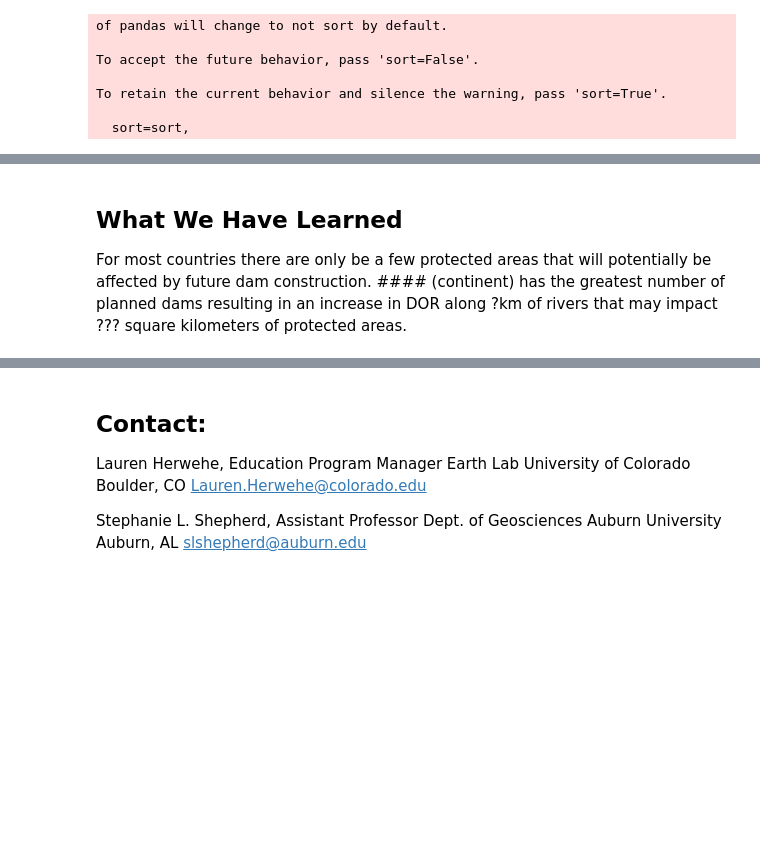
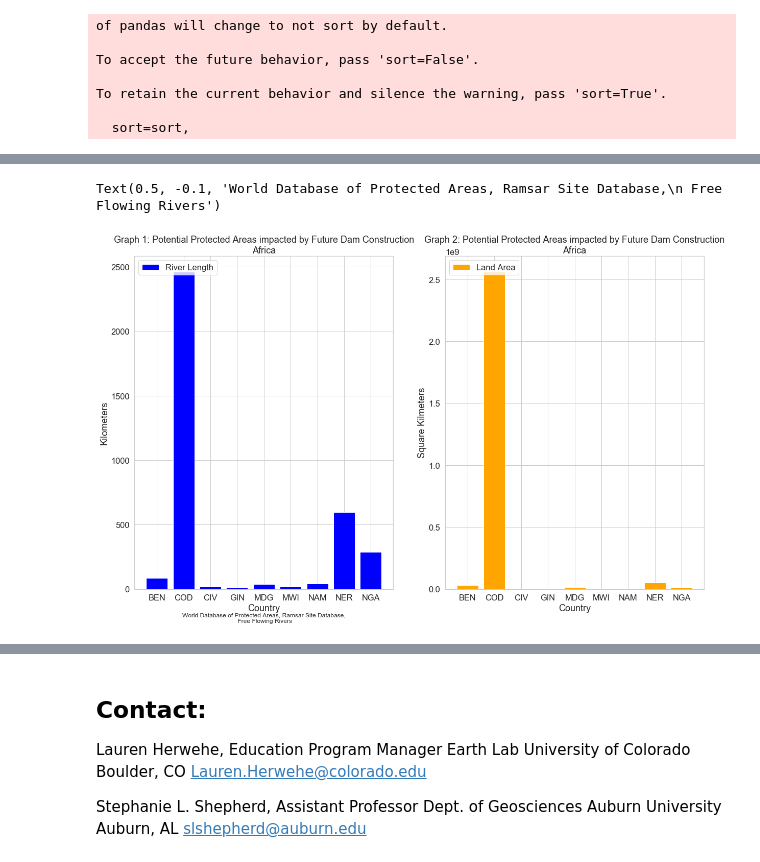
Before and after one commit to lherwehe/global-dam-impacts, a Jupyter notebook: presentations/Blog_Final.ipynb, the cells around one changed output, grey strips where cells are left out. Saved outputs shown, nothing was run; the diff lists cells and outputs as text; code cells hidden in the pictures; blank space fills up the shorter version.

```diff
--- a/presentations/Blog_Final.ipynb
+++ b/presentations/Blog_Final.ipynb
@@ -254,8 +232,8 @@ all_rivers_over20_nga = dor_over20[dor_over20['ISO_NAME'] == "Nigeria"]
 # For loop to (1) calculating difference in DOR between planned and current, (2) pulling only rivers with class > 3,
 # (3) projecting rivers, (4) buffer by 1/100 km to become polys for overlay fuction, (5) pull only needed columns
 
-gdf_list = [all_rivers_0to5_africa, all_rivers_5to10_africa, all_rivers_10to15_africa, all_rivers_15to20_africa, all_rivers_over20_africa,
-            all_rivers_pla_0to5_africa, all_rivers_pla_5to10_africa, all_rivers_pla_10to15_africa, all_rivers_pla_15to20_africa, all_rivers_pla_over20_africa]
+gdf_list = [all_rivers_0to5_africa, all_rivers_5to10_africa, all_rivers_10to15_africa, all_rivers_15to20_africa, all_rivers_over20_africa]
+
 river_list_prj = []
 
 for shp in gdf_list:
@@ -274,12 +252,6 @@ dor_10to15 = river_list_prj[2]
 dor_15to20 = river_list_prj[3]
 dor_over20 = river_list_prj[4]
 
-dor_pla_0to5 = river_list_prj[5]
-dor_pla_5to10 = river_list_prj[6]
-dor_pla_10to15 = river_list_prj[7]
-dor_pla_15to20 = river_list_prj[8]
-dor_pla_over20 = river_list_prj[9]
-
 # Concatanate all rivers gdfs for easier analysis later
 all_rivers = pd.concat([dor_0to5, dor_5to10, dor_10to15,
                         dor_15to20, dor_over20], axis=0)
@@ -358,6 +330,7 @@ africa_affected = pd.DataFrame(list(zip(countries, country_sums, area_sums)), co
     'Country', 'Affected_KM', 'Affected_Area'])
 
 africa_affected = africa_affected[africa_affected.Affected_KM != 0]
+africa_affected = africa_affected[africa_affected.Affected_Area != 0]
 # %% [output]
 of pandas will change to not sort by default.
 
@@ -547,16 +400,25 @@ ax.legend(handles=[black_line, blue_line, yellow_line, orange_line, red_line, ma
 # %%
 # Create Graph
 # use white grid plot background from seaborn
 sns.set(font_scale=1.5, style='whitegrid')
+fig, (ax1, ax2) = plt.subplots(1, 2, figsize=(20, 12))
 
-fig, ax = plt.subplots(figsize=(20, 10))
-ax.bar(africa_affected["Country"],
+ax1.bar(africa_affected["Country"],
         africa_affected["Affected_KM"], color='blue', label="River Length")
-plt.legend(loc="upper left")
-ax.set(title="Potential Protected Areas impacted by Future Dam Construction\nAfrica",
+ax1.legend(loc="upper left")
+ax1.set(title="Graph 1: Potential Protected Areas Impacted by Future Dam Construction\nAfrica",
        xlabel="Country", ylabel="Kilometers")
-ax.text(0.5, -0.1,
-        "Data Source: fill in text here",
+
+ax2.bar(africa_affected["Country"],
+        africa_affected["Affected_Area"], color='orange', label="Land Area")
+ax2.legend(loc="upper left")
+ax2.set(title="Graph 2: Potential Protected Areas Impacted by Future Dam Construction\nAfrica",
+       xlabel="Country", ylabel="Square Kilmeters")
+ax1.text(0.5, -0.1,
+        "World Database of Protected Areas, Ramsar Site Database,\n Free Flowing Rivers",
         size=12,
         ha="center",
-        transform=ax.transAxes)
+        transform=ax1.transAxes)
+# %% [output]
+Text(0.5, -0.1, 'World Database of Protected Areas, Ramsar Site Database,\n Free Flowing Rivers')
+[figure, added]
@@ -579,3 +424,0 @@ ax.text(0.5, -0.1,
-# %% [markdown]
-## What We Have Learned
-For most countries there are only be a few protected areas that will potentially be affected by future dam construction.  #### (continent) has the greatest number of planned dams resulting in an increase in DOR along ?km of rivers that may impact ??? square kilometers of protected areas.
```
Also changed, not shown: parts of 19 cells of this notebook, 2 other files.
